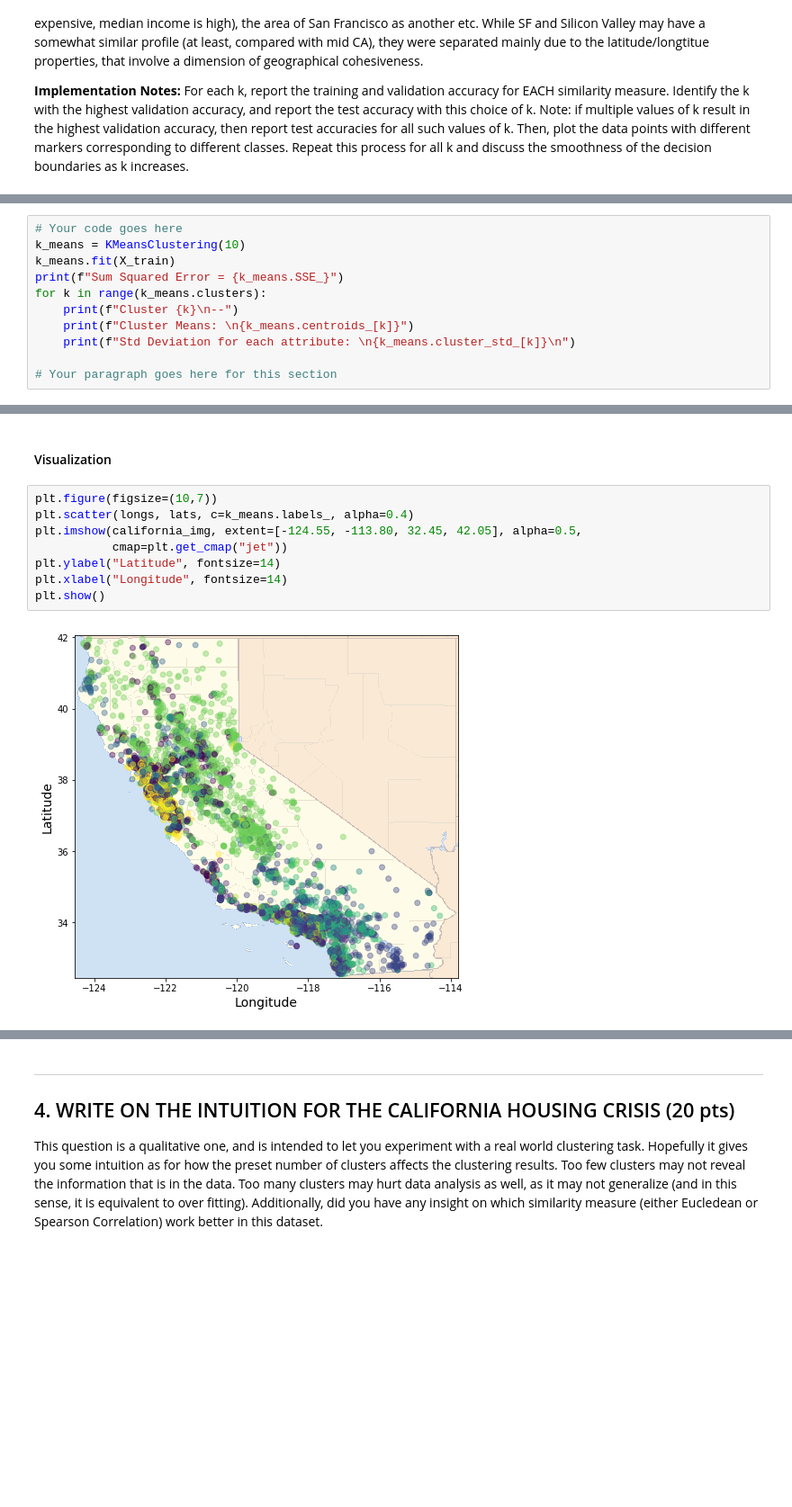
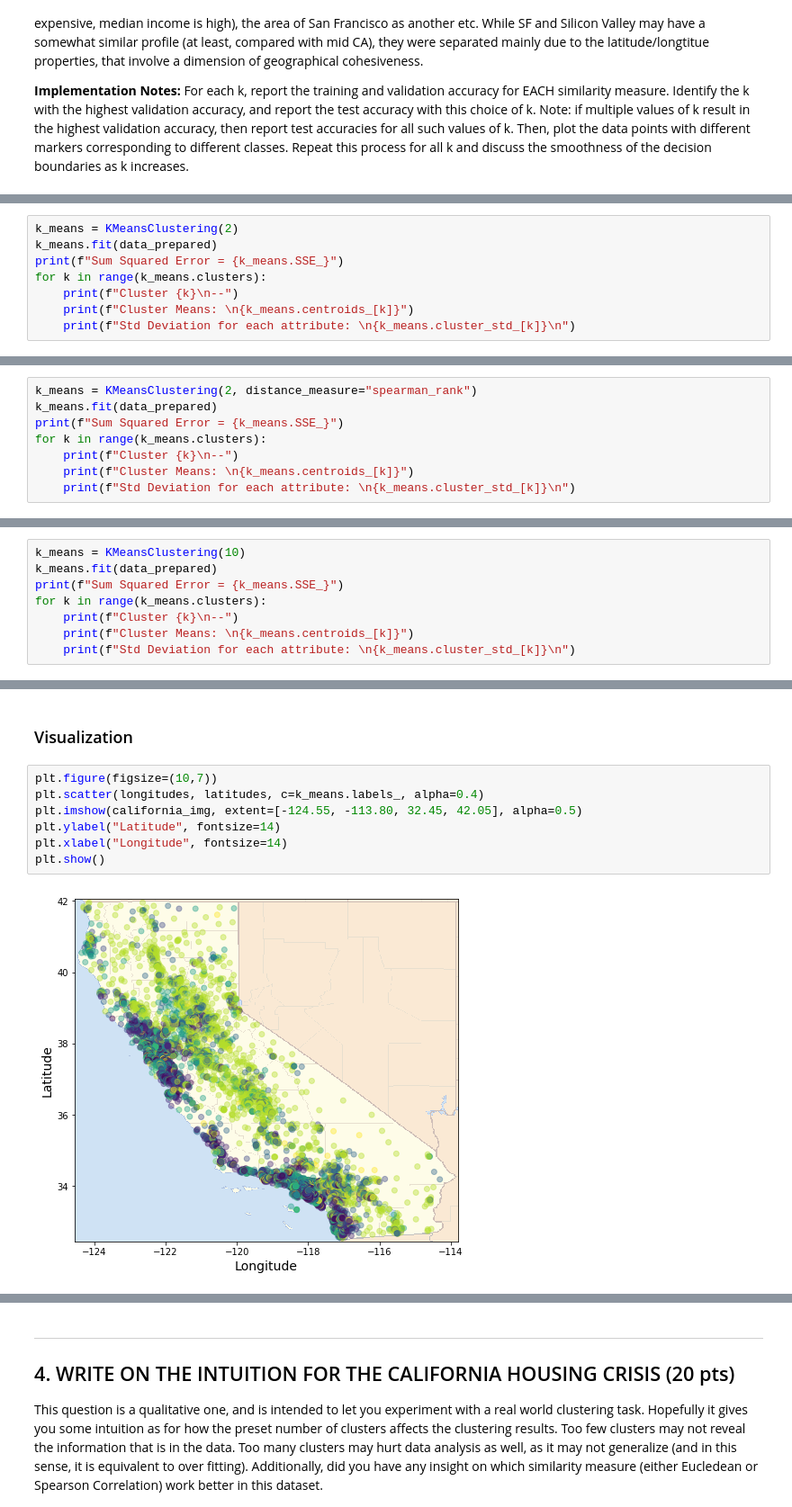
Before and after one commit to nabeeln7/k-means-clustering, a Jupyter notebook: CS6316Assignment3.ipynb, the cells around one changed output, grey strips where cells are left out. Shown at 90% size. Saved outputs shown, nothing was run; the diff lists cells and outputs as text; blank space fills up the shorter version.

```diff
--- a/CS6316Assignment3.ipynb
+++ b/CS6316Assignment3.ipynb
@@ -343,0 +268,8 @@ Applying the algorithm for 10 clusters to see if it clearly identified the silic
+# %%
+k_means = KMeansClustering(2)
+k_means.fit(data_prepared)
+print(f"Sum Squared Error = {k_means.SSE_}")
+for k in range(k_means.clusters):
+    print(f"Cluster {k}\n--")
+    print(f"Cluster Means: \n{k_means.centroids_[k]}")
+    print(f"Std Deviation for each attribute: \n{k_means.cluster_std_[k]}\n")
@@ -343,0 +314,8 @@ Applying the algorithm for 10 clusters to see if it clearly identified the silic
+# %%
+k_means = KMeansClustering(2, distance_measure="spearman_rank")
+k_means.fit(data_prepared)
+print(f"Sum Squared Error = {k_means.SSE_}")
+for k in range(k_means.clusters):
+    print(f"Cluster {k}\n--")
+    print(f"Cluster Means: \n{k_means.centroids_[k]}")
+    print(f"Std Deviation for each attribute: \n{k_means.cluster_std_[k]}\n")
@@ -344,12 +360,9 @@ Applying the algorithm for 10 clusters to see if it clearly identified the silic
 # %%
-# Your code goes here
 k_means = KMeansClustering(10)
-k_means.fit(X_train)
+k_means.fit(data_prepared)
 print(f"Sum Squared Error = {k_means.SSE_}")
 for k in range(k_means.clusters):
     print(f"Cluster {k}\n--")
     print(f"Cluster Means: \n{k_means.centroids_[k]}")
     print(f"Std Deviation for each attribute: \n{k_means.cluster_std_[k]}\n")
-
-# Your paragraph goes here for this section
 # %% [output]
@@ -373,12 +386,11 @@ Std Deviation for each attribute:
 # %% [markdown]
-#### Visualization
+### Visualization
 # %%
 plt.figure(figsize=(10,7))
-plt.scatter(longs, lats, c=k_means.labels_, alpha=0.4)
-plt.imshow(california_img, extent=[-124.55, -113.80, 32.45, 42.05], alpha=0.5,
-           cmap=plt.get_cmap("jet"))
+plt.scatter(longitudes, latitudes, c=k_means.labels_, alpha=0.4)
+plt.imshow(california_img, extent=[-124.55, -113.80, 32.45, 42.05], alpha=0.5)
 plt.ylabel("Latitude", fontsize=14)
 plt.xlabel("Longitude", fontsize=14)
 plt.show()
 # %% [output]
-[figure, old version]
+[figure, new version]
```
Also changed, not shown: parts of 25 cells of this notebook.
